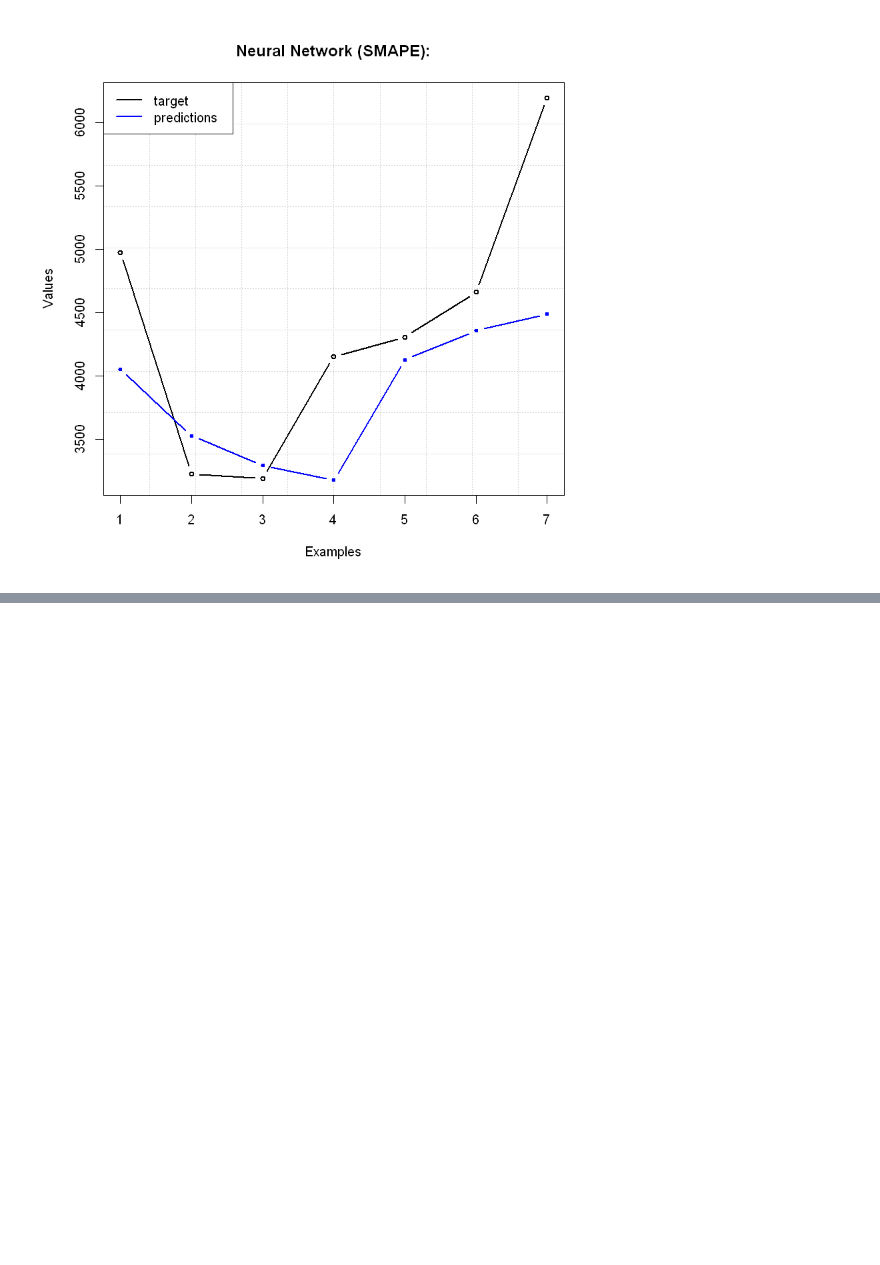
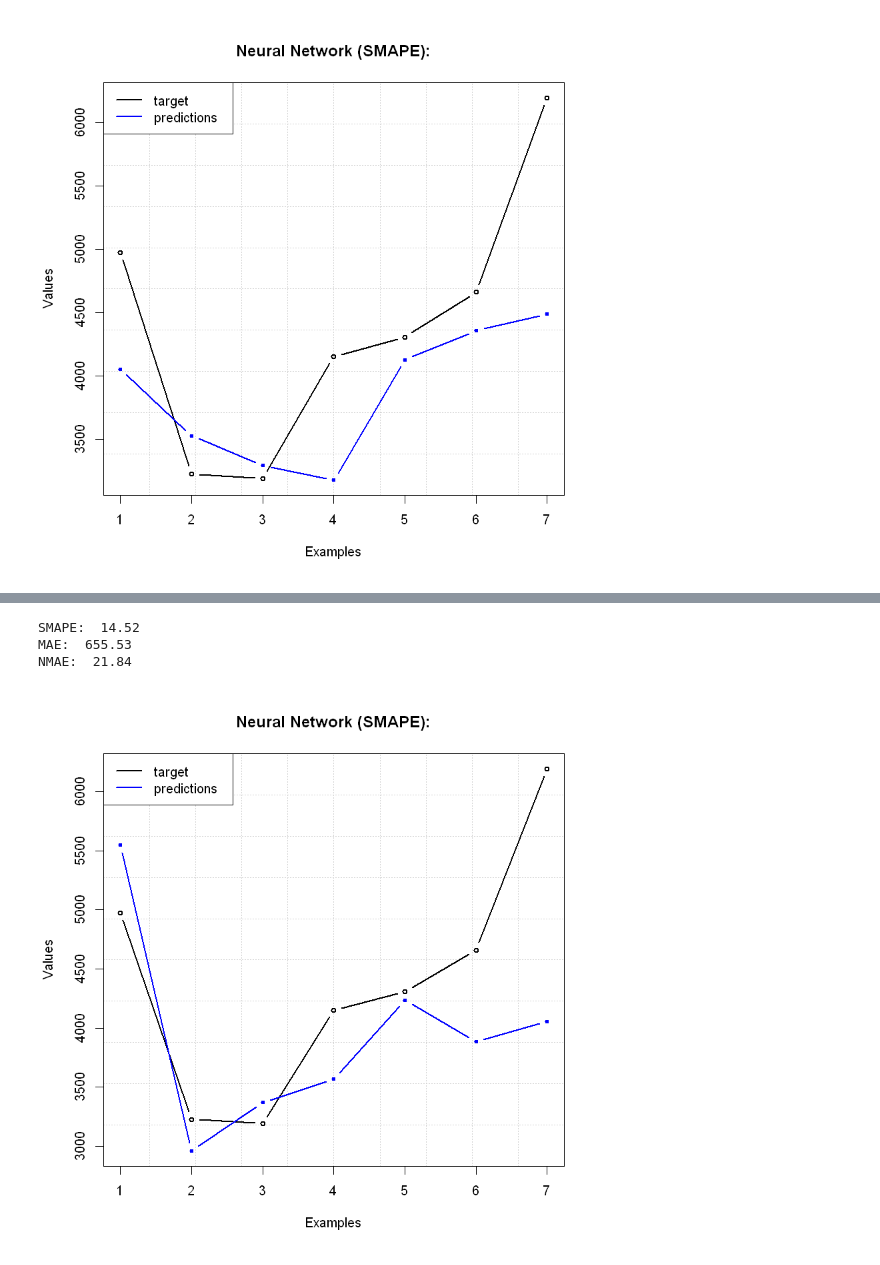
Before and after one commit to JoaoGuedes01/TIAPOSE_R_Data_Mining, a Jupyter notebook: Jupyter/Modeling (CRISP-DM).ipynb, the cells around one changed output, grey strips where cells are left out. Cells and saved outputs as stored; diff of their text form; code cells hidden in the pictures; blank space fills up the shorter version.

```diff
--- a/Jupyter/Modeling (CRISP-DM).ipynb
+++ b/Jupyter/Modeling (CRISP-DM).ipynb
@@ -255,7 +263,3 @@ SMAPE:  14.57
 MAE:  641.3
 NMAE:  21.36
 [figure]
-# %%
-fit <- ets(TS)
-summary(fit)
-checkresiduals(fit)
@@ -281,4 +265,0 @@ Model df: 9.   Total lags used: 14
-# %%
-fit <- snaive(TS)
-summary(fit)
-checkresiduals(fit)
@@ -303,0 +266,2 @@ Model df: 0.   Total lags used: 14
+# %%
+cs = CasesSeries(data$all,c(1:7))
@@ -303,0 +315,23 @@ Model df: 0.   Total lags used: 14
+# %%
+# neural network modeling:
+# d=CasesSeries(train$all,c(1,12,13)) # data.frame from time series
+LD=nrow(cs)
+dtr=1:(LD-7) # train indices
+NN=fit(y∼.,cs[dtr,],model="mlpe")
+# from 1 to H ahead forecasts:
+Pred=lforecast(NN,cs,start=(LD-7+1),horizon=7)
+Target = cs[244:250,]$y
+
+# Gráfico
+txt=paste("Neural Network (SMAPE):")
+mgraph(Target,Pred,graph="REG",Grid=10,col=c("black","blue"),
+leg=list(pos="topleft",leg=c("target","predictions")),main=txt)
+
+cat("SMAPE: ",round(mmetric(Target,Pred,metric="SMAPE"),2),"\n")
+cat("MAE: ",round(mmetric(Target,Pred,metric="MAE"),2),"\n")
+cat("NMAE: ",round(mmetric(Target,Pred,metric="NMAE"),2),"\n")
+# %% [output]
+SMAPE:  14.52
+MAE:  655.53
+NMAE:  21.84
+[figure, added]
```
Also changed, not shown: parts of 11 cells of this notebook, 2 other files.
